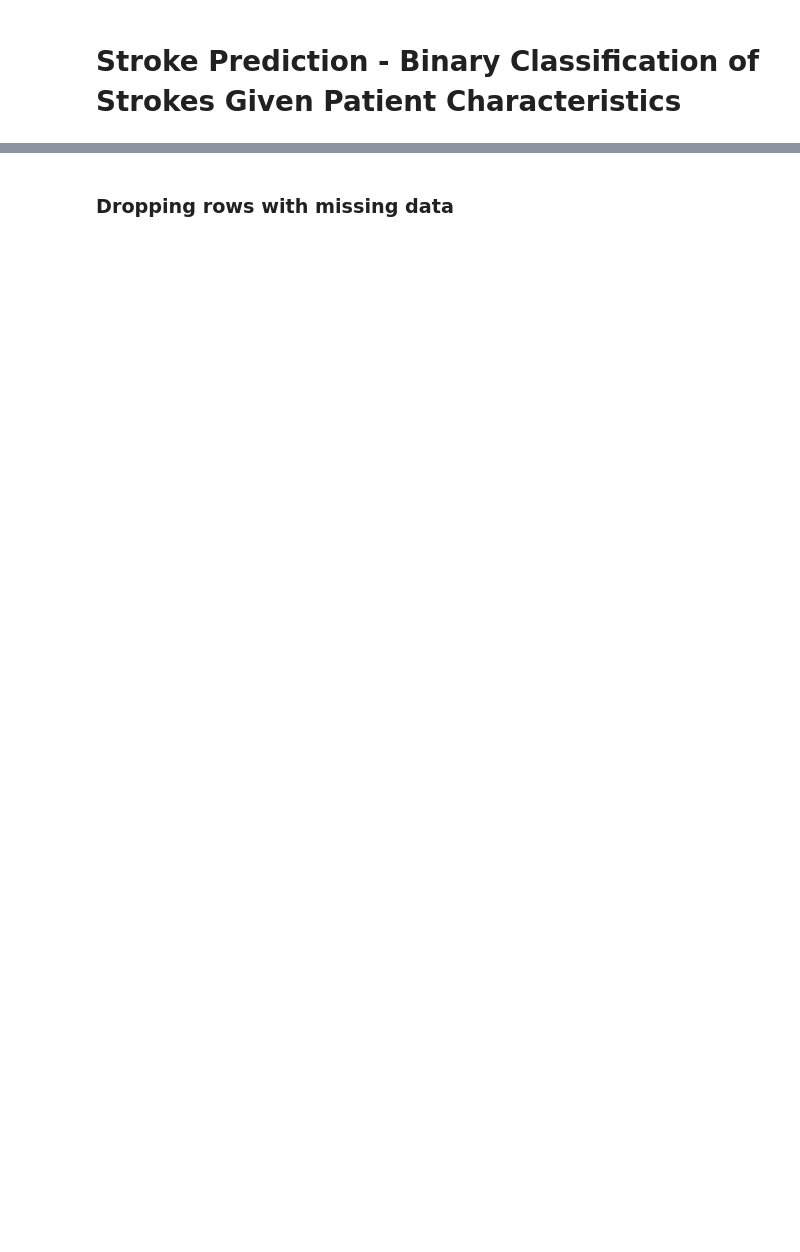
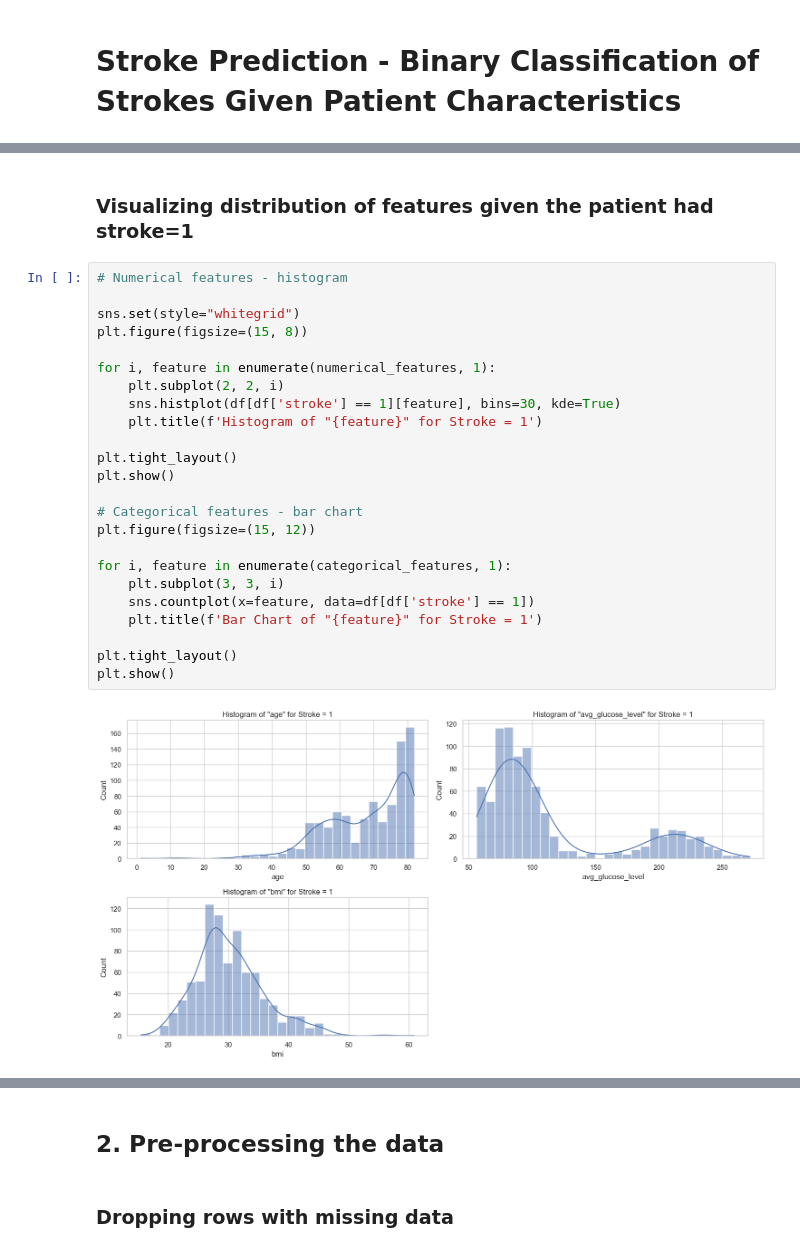
Before and after one commit to briannlin/184a_stroke_prediction, a Jupyter notebook: stroke_prediction.ipynb, the cells around one changed output, grey strips where cells are left out. Saved outputs shown, nothing was run; the diff lists cells and outputs as text; blank space fills up the shorter version.

```diff
--- a/stroke_prediction.ipynb
+++ b/stroke_prediction.ipynb
@@ -26,0 +80,28 @@ import mltools as ml
+# %% [markdown]
+### Visualizing distribution of features given the patient had stroke=1
+# %%
+# Numerical features - histogram
+
+sns.set(style="whitegrid")
+plt.figure(figsize=(15, 8))
+
+for i, feature in enumerate(numerical_features, 1):
+    plt.subplot(2, 2, i)
+    sns.histplot(df[df['stroke'] == 1][feature], bins=30, kde=True)
+    plt.title(f'Histogram of "{feature}" for Stroke = 1')
+
+plt.tight_layout()
+plt.show()
+
+# Categorical features - bar chart
+plt.figure(figsize=(15, 12))
+
+for i, feature in enumerate(categorical_features, 1):
+    plt.subplot(3, 3, i)
+    sns.countplot(x=feature, data=df[df['stroke'] == 1])
+    plt.title(f'Bar Chart of "{feature}" for Stroke = 1')
+
+plt.tight_layout()
+plt.show()
+# %% [output]
+[figure, added]
@@ -27,3 +109,5 @@ import mltools as ml
+# %% [markdown]
+## 2. Pre-processing the data
 # %% [markdown]
 ### Dropping rows with missing data
 # %%
```
Also changed, not shown: parts of 16 cells of this notebook.
